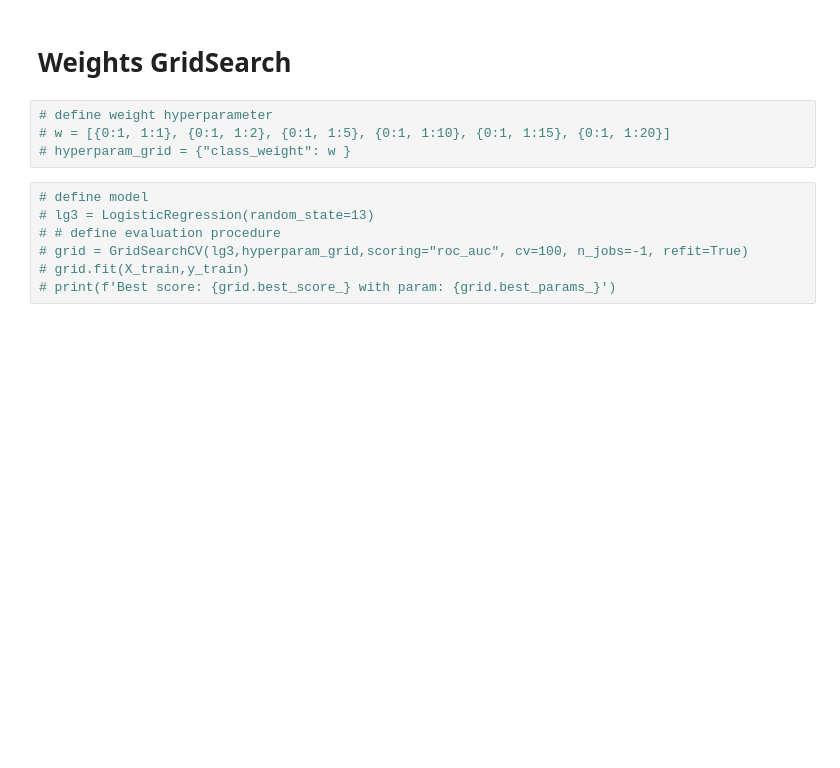
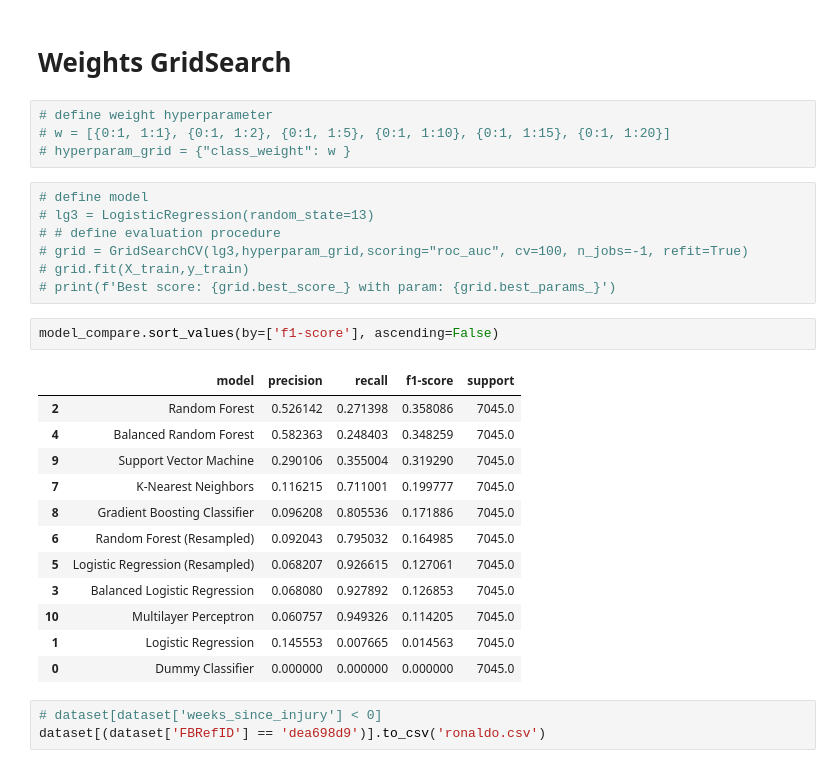
Before and after one commit to SravanRajupalem/FootballPredictions, a Jupyter notebook: 20a. One Week Prediction (simple features).ipynb, the cells around one changed output. Cells and saved outputs as stored; diff of their text form; blank space fills up the shorter version.

Commit message:
Changed to Notebook 17 & Modelling

```diff
--- a/20a. One Week Prediction (simple features).ipynb
+++ b/20a. One Week Prediction (simple features).ipynb
@@ -604,3 +611,21 @@ model_compare
 # grid = GridSearchCV(lg3,hyperparam_grid,scoring="roc_auc", cv=100, n_jobs=-1, refit=True)
 # grid.fit(X_train,y_train)
 # print(f'Best score: {grid.best_score_} with param: {grid.best_params_}')
+# %%
+model_compare.sort_values(by=['f1-score'], ascending=False)
+# %% [output]
+|  | model | precision | recall | f1-score | support |
+| 2 | Random Forest | 0.526142 | 0.271398 | 0.358086 | 7045.0 |
+| 4 | Balanced Random Forest | 0.582363 | 0.248403 | 0.348259 | 7045.0 |
+| 9 | Support Vector Machine | 0.290106 | 0.355004 | 0.319290 | 7045.0 |
+| 7 | K-Nearest Neighbors | 0.116215 | 0.711001 | 0.199777 | 7045.0 |
+| 8 | Gradient Boosting Classifier | 0.096208 | 0.805536 | 0.171886 | 7045.0 |
+| 6 | Random Forest (Resampled) | 0.092043 | 0.795032 | 0.164985 | 7045.0 |
+| 5 | Logistic Regression (Resampled) | 0.068207 | 0.926615 | 0.127061 | 7045.0 |
+| 3 | Balanced Logistic Regression | 0.068080 | 0.927892 | 0.126853 | 7045.0 |
+| 10 | Multilayer Perceptron | 0.060757 | 0.949326 | 0.114205 | 7045.0 |
+| 1 | Logistic Regression | 0.145553 | 0.007665 | 0.014563 | 7045.0 |
+| 0 | Dummy Classifier | 0.000000 | 0.000000 | 0.000000 | 7045.0 |
+# %%
+# dataset[dataset['weeks_since_injury'] < 0]
+dataset[(dataset['FBRefID'] == 'dea698d9')].to_csv('ronaldo.csv')
```
Also changed, not shown: parts of 5 cells of this notebook, 8 other files.
